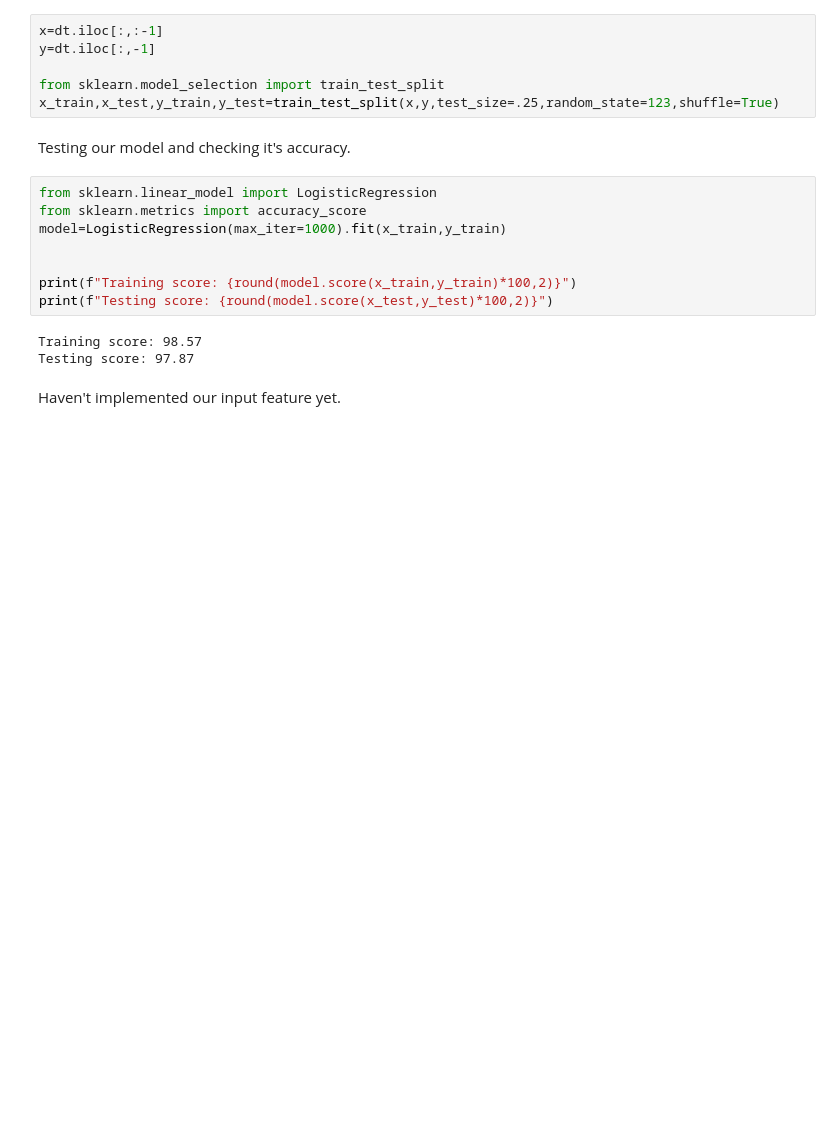
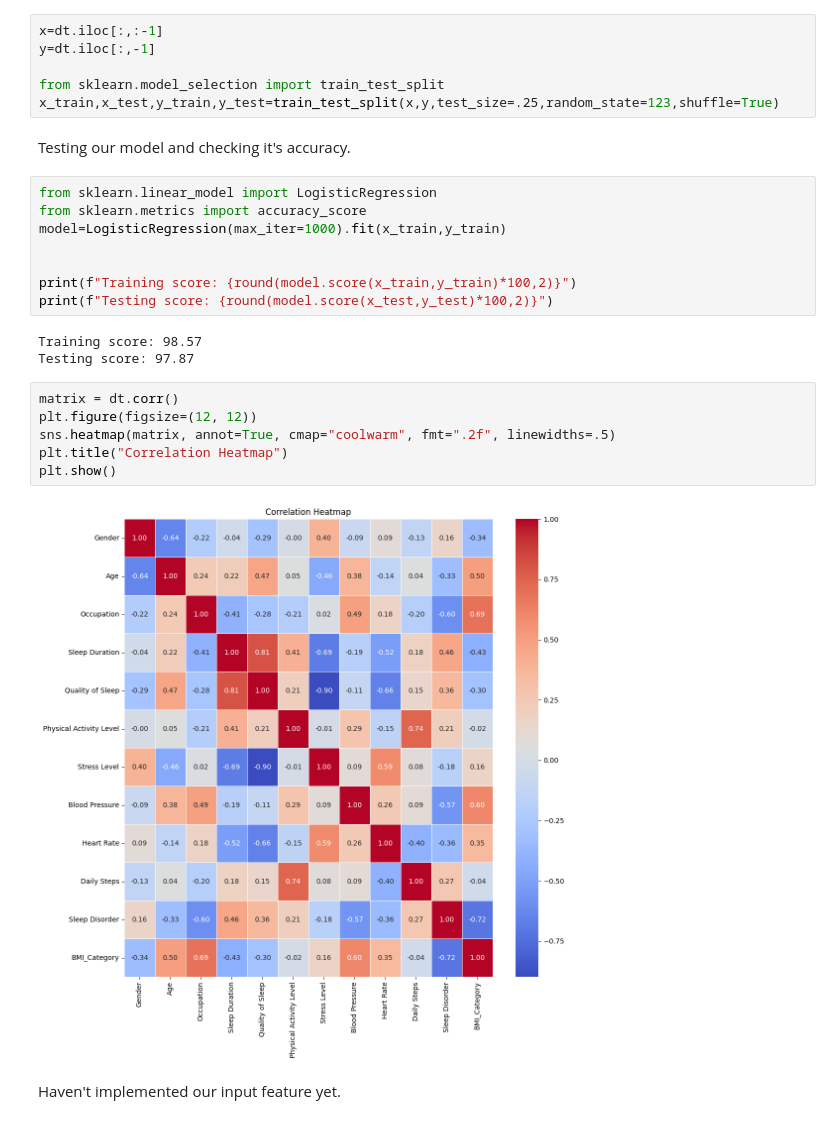
Before and after one commit to DartMNKY/stats102-team-project, a Jupyter notebook: final project.ipynb, the cells around one changed output. Cells and saved outputs as stored; diff of their text form; blank space fills up the shorter version.

```diff
--- a/final project.ipynb
+++ b/final project.ipynb
@@ -113,5 +180,13 @@ print(f"Testing score: {round(model.score(x_test,y_test)*100,2)}")
 # %% [output]
 Training score: 98.57
 Testing score: 97.87
+# %%
+matrix = dt.corr()
+plt.figure(figsize=(12, 12))
+sns.heatmap(matrix, annot=True, cmap="coolwarm", fmt=".2f", linewidths=.5)
+plt.title("Correlation Heatmap")
+plt.show()
+# %% [output]
+[figure, added]
 # %% [markdown]
 Haven't implemented our input feature yet.
```
Also changed, not shown: parts of 6 cells of this notebook.
